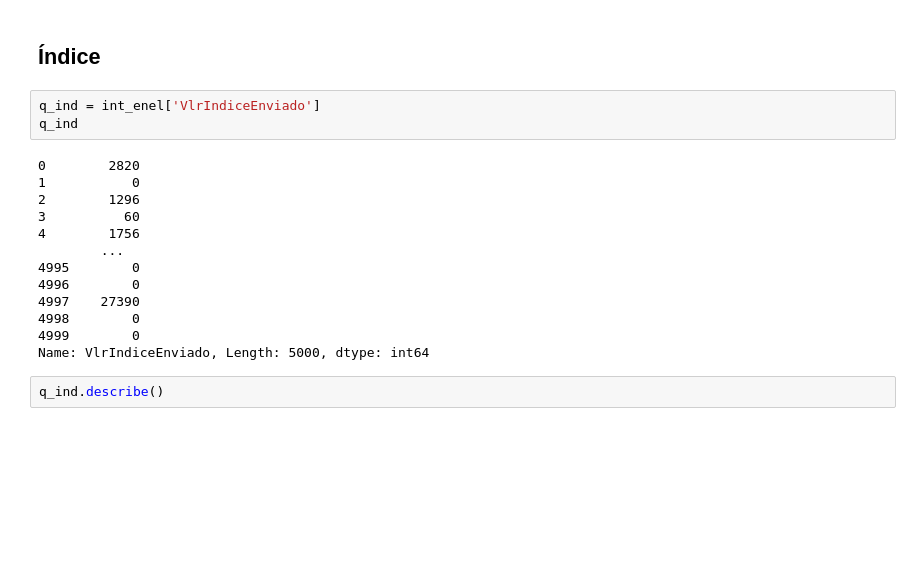
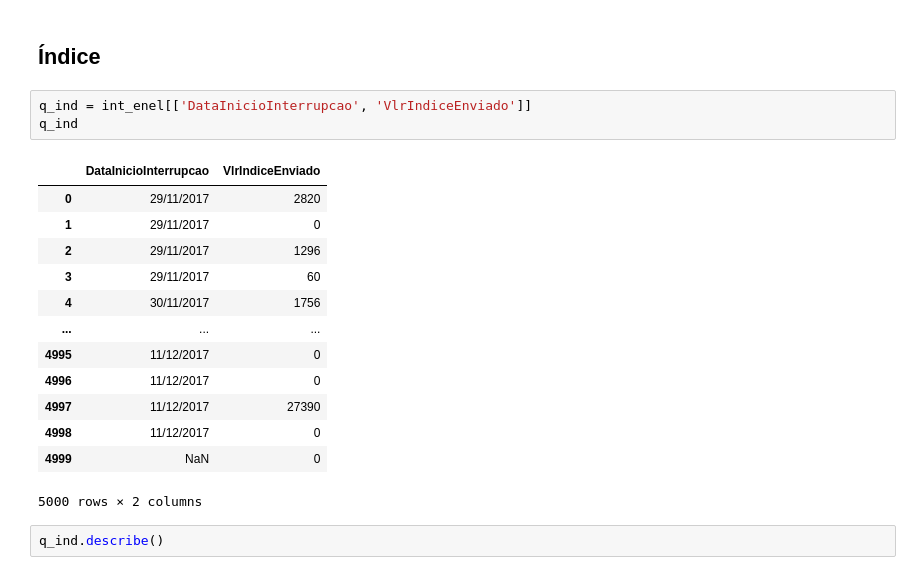
Before and after one commit to MarcioFLS/DataSet_IntEnerg, a Jupyter notebook: NewAnalise.ipynb, the cells around one changed output. Cells and saved outputs as stored; diff of their text form; blank space fills up the shorter version.

```diff
--- a/NewAnalise.ipynb
+++ b/NewAnalise.ipynb
@@ -210,21 +212,22 @@ plt.show()
 # %% [markdown]
 ## Índice
 # %%
-q_ind = int_enel['VlrIndiceEnviado']
+q_ind = int_enel[['DataInicioInterrupcao', 'VlrIndiceEnviado']]
 q_ind
 # %% [output]
+|  | DataInicioInterrupcao | VlrIndiceEnviado |
+| 0 | 29/11/2017 | 2820 |
+| 1 | 29/11/2017 | 0 |
+| 2 | 29/11/2017 | 1296 |
+| 3 | 29/11/2017 | 60 |
+| 4 | 30/11/2017 | 1756 |
+| ... | ... | ... |
+| 4995 | 11/12/2017 | 0 |
+| 4996 | 11/12/2017 | 0 |
+| 4997 | 11/12/2017 | 27390 |
+| 4998 | 11/12/2017 | 0 |
+| 4999 | NaN | 0 |
-0        2820
-1           0
-2        1296
-3          60
-4        1756
-        ...
-4995        0
-4996        0
-4997    27390
-4998        0
-4999        0
-Name: VlrIndiceEnviado, Length: 5000, dtype: int64
+5000 rows × 2 columns
 # %%
 q_ind.describe()
 # %% [output]
```
Also changed, not shown: parts of 7 cells of this notebook, 1 other file.
